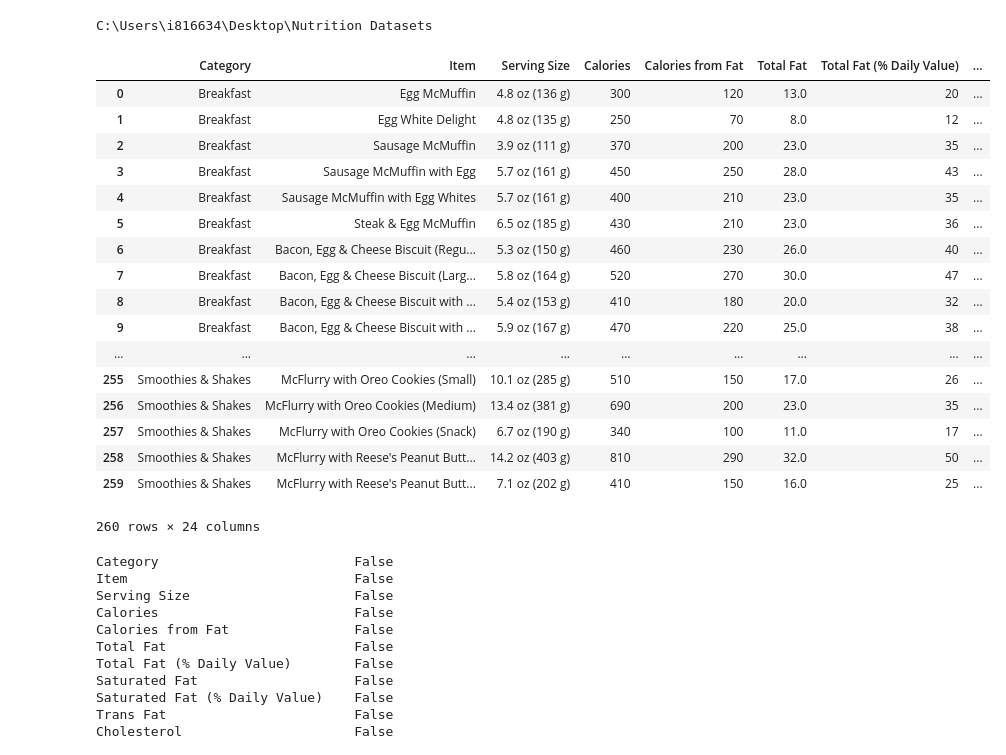
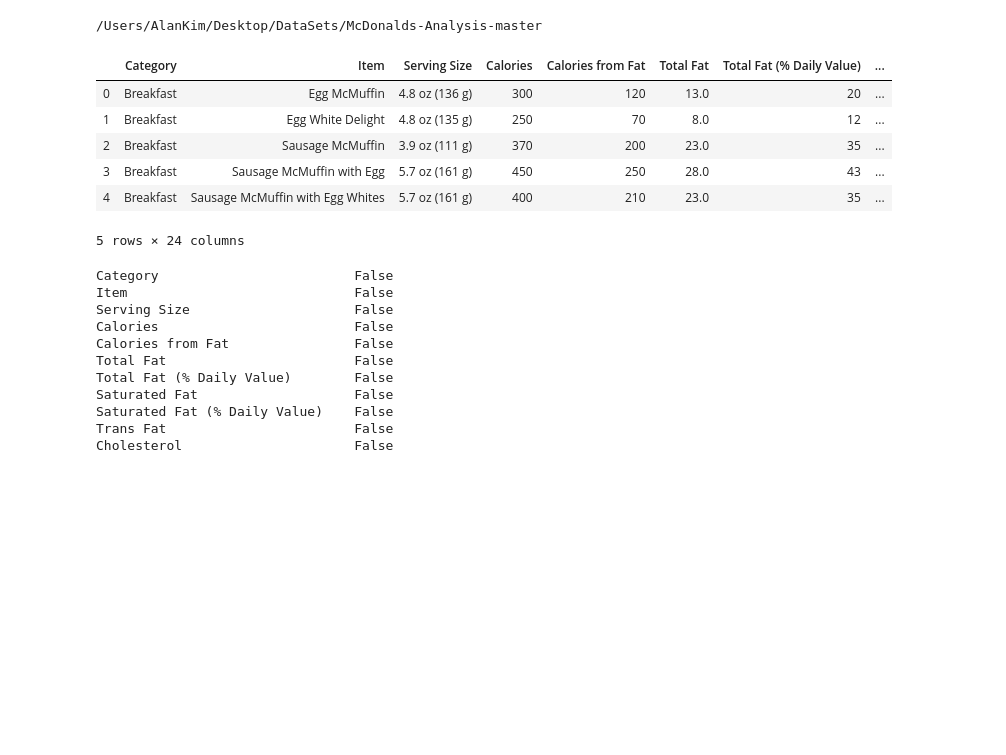
Before and after one commit to alanshkim/McDonalds-Analysis, a Jupyter notebook: mcdonalds.ipynb, the cells around one changed output. Saved outputs shown, nothing was run; the diff lists cells and outputs as text; code cells hidden in the pictures; blank space fills up the shorter version.

Commit message:
mcdonalds_analysis_v2

```diff
--- a/mcdonalds.ipynb
+++ b/mcdonalds.ipynb
@@ -15,31 +11,20 @@ import plotly.tools as tls
 import warnings
 warnings.filterwarnings("ignore")
-# %%
-cd Desktop\Nutrition Datasets
-# %% [output]
-C:\Users\i816634\Desktop\Nutrition Datasets
+# %%
+cd Desktop/DataSets/McDonalds-Analysis-master
+# %% [output]
+/Users/AlanKim/Desktop/DataSets/McDonalds-Analysis-master
 # %%
 menu = pd.read_excel('mcdonaldsmenu.xlsx', sheet_names = "mcdonaldsmenu")
-menu
+menu.head()
 # %% [output]
 |  | Category | Item | Serving Size | Calories | Calories from Fat | Total Fat | Total Fat (% Daily Value) | ... |
 | 0 | Breakfast | Egg McMuffin | 4.8 oz (136 g) | 300 | 120 | 13.0 | 20 | ... |
 | 1 | Breakfast | Egg White Delight | 4.8 oz (135 g) | 250 | 70 | 8.0 | 12 | ... |
 | 2 | Breakfast | Sausage McMuffin | 3.9 oz (111 g) | 370 | 200 | 23.0 | 35 | ... |
 | 3 | Breakfast | Sausage McMuffin with Egg | 5.7 oz (161 g) | 450 | 250 | 28.0 | 43 | ... |
 | 4 | Breakfast | Sausage McMuffin with Egg Whites | 5.7 oz (161 g) | 400 | 210 | 23.0 | 35 | ... |
-| 5 | Breakfast | Steak & Egg McMuffin | 6.5 oz (185 g) | 430 | 210 | 23.0 | 36 | ... |
-| 6 | Breakfast | Bacon, Egg & Cheese Biscuit (Regu... | 5.3 oz (150 g) | 460 | 230 | 26.0 | 40 | ... |
-| 7 | Breakfast | Bacon, Egg & Cheese Biscuit (Larg... | 5.8 oz (164 g) | 520 | 270 | 30.0 | 47 | ... |
-| 8 | Breakfast | Bacon, Egg & Cheese Biscuit with ... | 5.4 oz (153 g) | 410 | 180 | 20.0 | 32 | ... |
-| 9 | Breakfast | Bacon, Egg & Cheese Biscuit with ... | 5.9 oz (167 g) | 470 | 220 | 25.0 | 38 | ... |
-| ... | ... | ... | ... | ... | ... | ... | ... | ... |
-| 255 | Smoothies & Shakes | McFlurry with Oreo Cookies (Small) | 10.1 oz (285 g) | 510 | 150 | 17.0 | 26 | ... |
-| 256 | Smoothies & Shakes | McFlurry with Oreo Cookies (Medium) | 13.4 oz (381 g) | 690 | 200 | 23.0 | 35 | ... |
-| 257 | Smoothies & Shakes | McFlurry with Oreo Cookies (Snack) | 6.7 oz (190 g) | 340 | 100 | 11.0 | 17 | ... |
-| 258 | Smoothies & Shakes | McFlurry with Reese's Peanut Butt... | 14.2 oz (403 g) | 810 | 290 | 32.0 | 50 | ... |
-| 259 | Smoothies & Shakes | McFlurry with Reese's Peanut Butt... | 7.1 oz (202 g) | 410 | 150 | 16.0 | 25 | ... |
-260 rows × 24 columns
+5 rows × 24 columns
 # %%
 menu.isnull().any()
 # %% [output]
```
Also changed, not shown: parts of 11 cells of this notebook.
